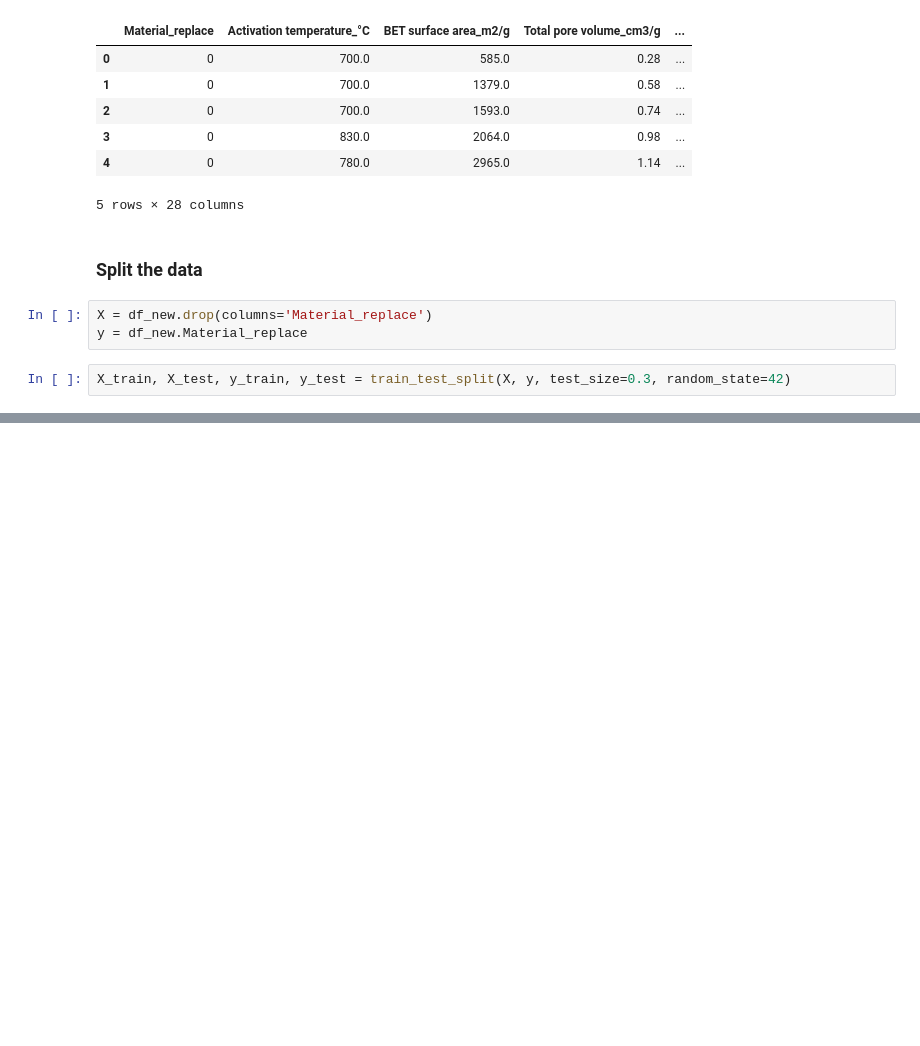
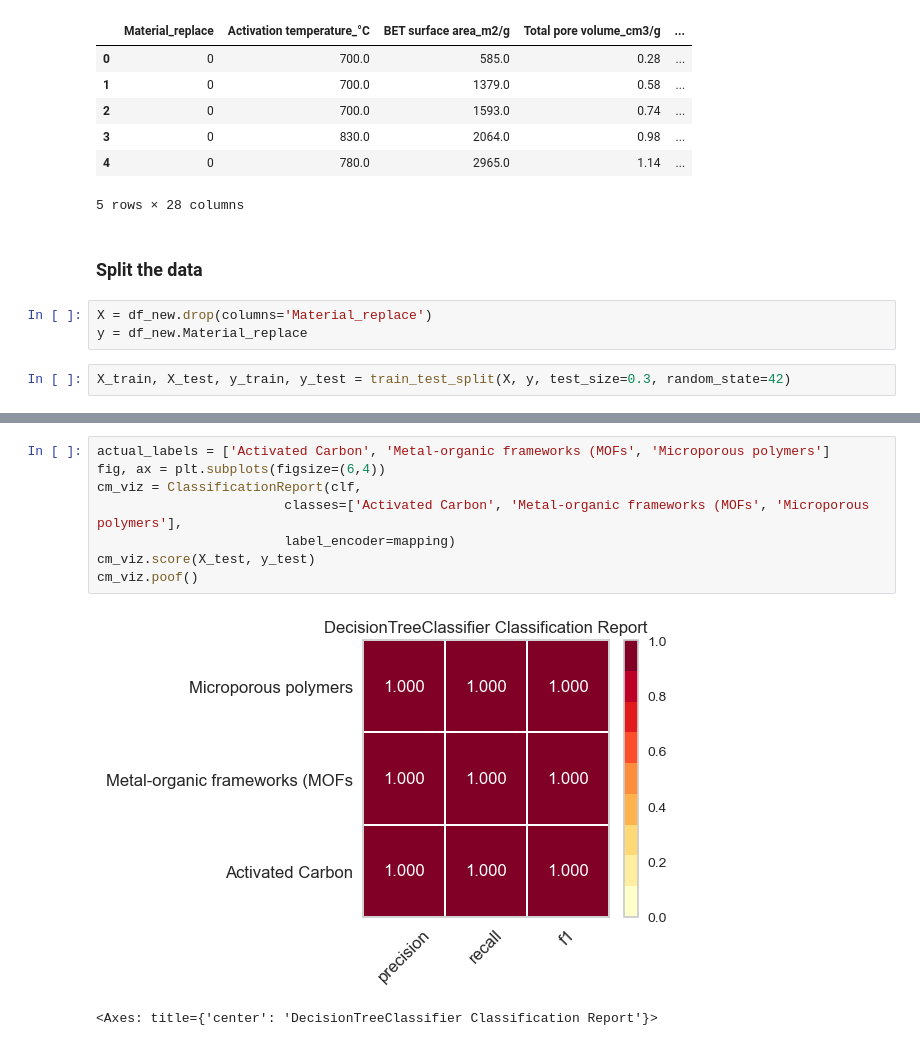
Before and after one commit to 2023396RachelMaeLademora/CA2-Strategic-Thinking-, a Jupyter notebook: CA2 Strategic Thinking.ipynb, the cells around one changed output, grey strips where cells are left out. Saved outputs shown, nothing was run; the diff lists cells and outputs as text; blank space fills up the shorter version.

```diff
--- a/CA2 Strategic Thinking.ipynb
+++ b/CA2 Strategic Thinking.ipynb
@@ -304,0 +467,11 @@ X_train, X_test, y_train, y_test = train_test_split(X, y, test_size=0.3, random_
+# %%
+actual_labels = ['Activated Carbon', 'Metal-organic frameworks (MOFs', 'Microporous polymers']
+fig, ax = plt.subplots(figsize=(6,4))
+cm_viz = ClassificationReport(clf,
+                        classes=['Activated Carbon', 'Metal-organic frameworks (MOFs', 'Microporous polymers'],
+                        label_encoder=mapping)
+cm_viz.score(X_test, y_test)
+cm_viz.poof()
+# %% [output]
+[figure, added]
+<Axes: title={'center': 'DecisionTreeClassifier Classification Report'}>
```
Also changed, not shown: parts of 22 cells of this notebook.
